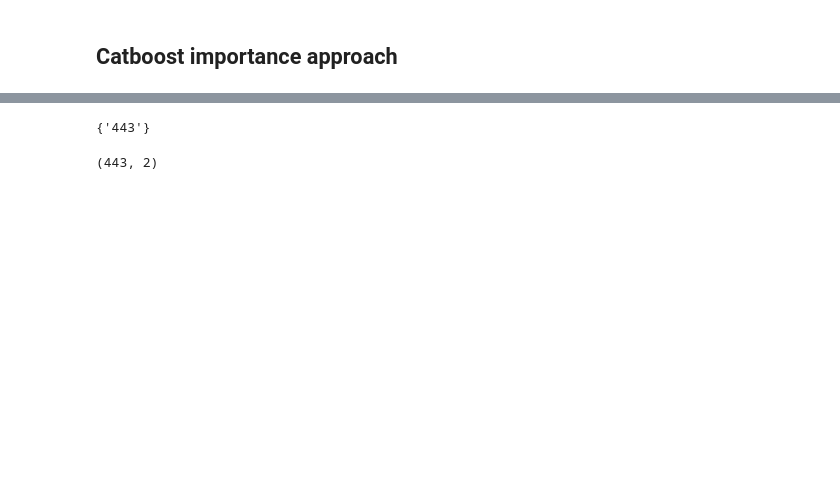
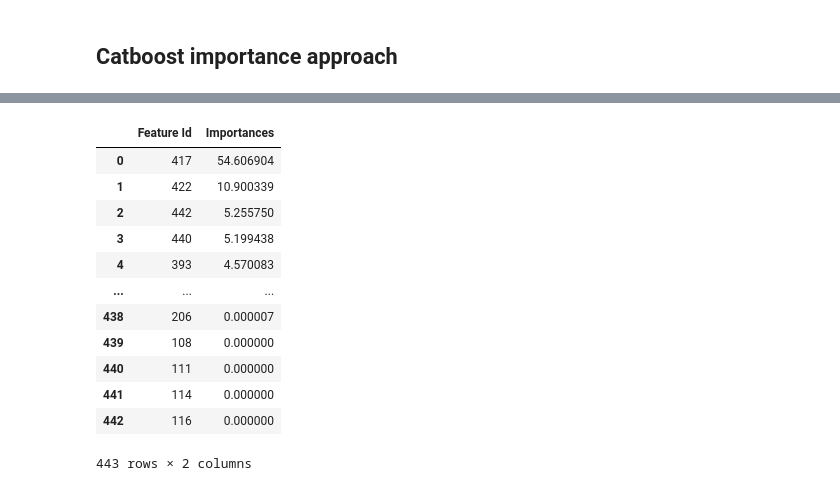
Before and after one commit to GrigoriiTarasov/Optiver-Trading-at-the-Close-retrain-monitoring, a Jupyter notebook: research/3_feat_select_h5_daily.ipynb, the cells around one changed output, grey strips where cells are left out. Drawn from its saved outputs; the diff is of its cells as text; code cells hidden in the pictures; blank space fills up the shorter version.

```diff
--- a/research/3_feat_select_h5_daily.ipynb
+++ b/research/3_feat_select_h5_daily.ipynb
@@ -305,4 +284,0 @@ best_model.feature_names_
-# %%
-set([str(nm) for nm in range(444)]).difference(set(best_model.feature_names_))
-# %% [output]
-{'443'}
@@ -314,4 +284,0 @@ best_model.save_model('Batch_val_strange_444_443',
-# %%
-feature_importance_catboost2.shape
-# %% [output]
-(443, 2)
@@ -331,0 +285,16 @@ feature_pool = Pool(train_data)
+# %%
+feature_importance_catboost2
+# %% [output]
+|  | Feature Id | Importances |
+| 0 | 417 | 54.606904 |
+| 1 | 422 | 10.900339 |
+| 2 | 442 | 5.255750 |
+| 3 | 440 | 5.199438 |
+| 4 | 393 | 4.570083 |
+| ... | ... | ... |
+| 438 | 206 | 0.000007 |
+| 439 | 108 | 0.000000 |
+| 440 | 111 | 0.000000 |
+| 441 | 114 | 0.000000 |
+| 442 | 116 | 0.000000 |
+443 rows × 2 columns
```
Also changed, not shown: parts of 32 cells of this notebook, 1 other file.
